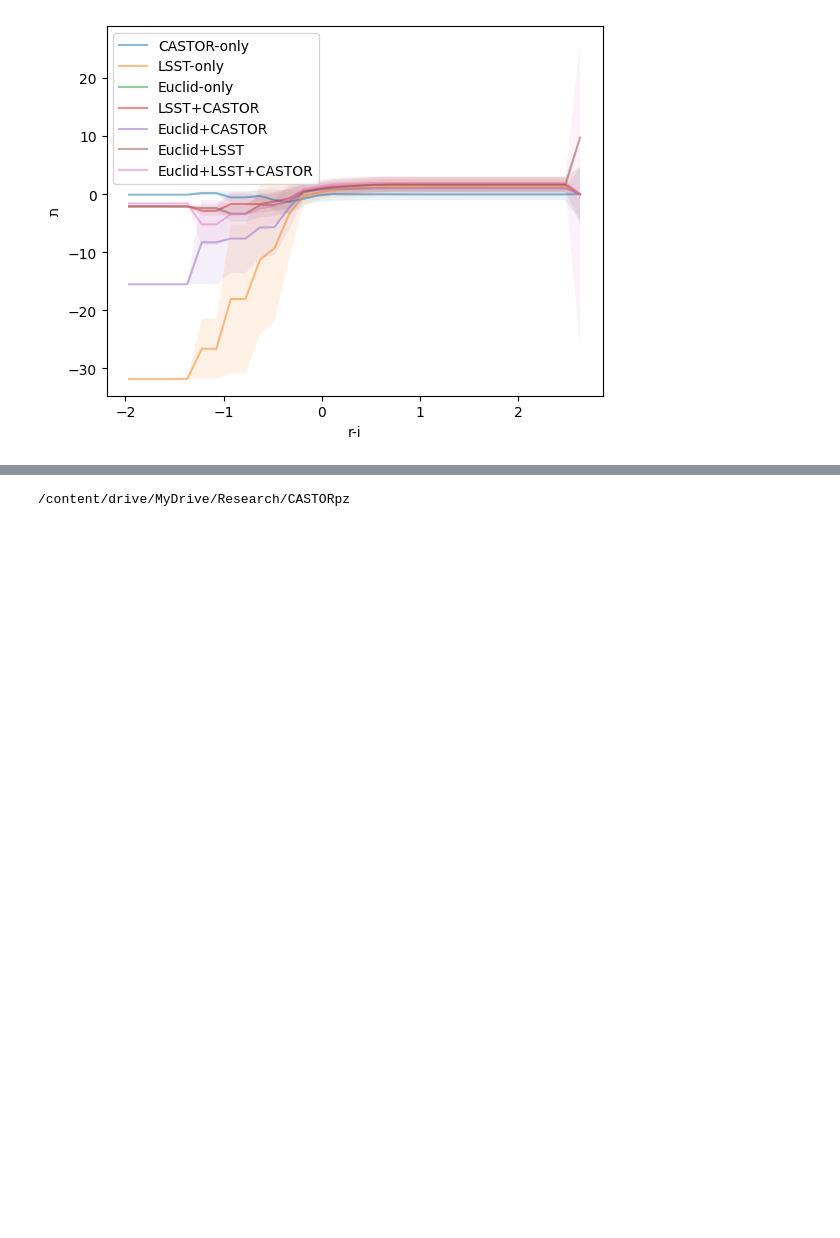
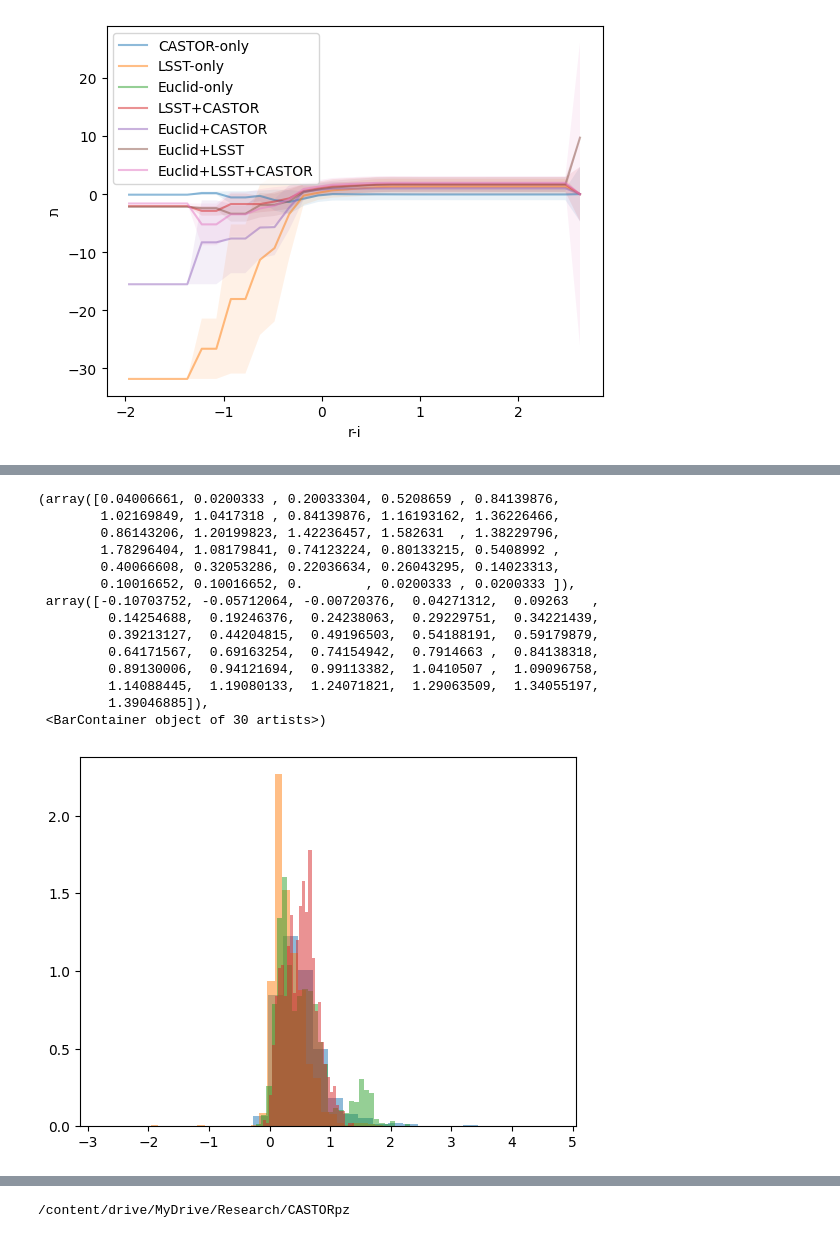
Before and after one commit to aimalz/CASTORpz, a Jupyter notebook: TheLastMetric.ipynb, the cells around one changed output, grey strips where cells are left out. Saved outputs shown, nothing was run; the diff lists cells and outputs as text; code cells hidden in the pictures; blank space fills up the shorter version.

```diff
--- a/TheLastMetric.ipynb
+++ b/TheLastMetric.ipynb
@@ -838,0 +859,22 @@ Text(0, 0.5, 'ת')
+# %%
+plt.hist(np.array(catalogs['Euclid+LSST+CASTOR']['g-r'])[worst_galaxies], bins = 30, density = True, alpha = 0.5)
+plt.hist(np.array(catalogs['Euclid+LSST+CASTOR']['r-i'])[worst_galaxies], bins = 30, density = True, alpha = 0.5)
+
+plt.hist(np.array(catalogs['Euclid+LSST+CASTOR']['g-r'])[best_galaxies], bins = 30, density = True, alpha = 0.5)
+plt.hist(np.array(catalogs['Euclid+LSST+CASTOR']['r-i'])[best_galaxies], bins = 30, density = True, alpha = 0.5)
+# %% [output]
+(array([0.04006661, 0.0200333 , 0.20033304, 0.5208659 , 0.84139876,
+        1.02169849, 1.0417318 , 0.84139876, 1.16193162, 1.36226466,
+        0.86143206, 1.20199823, 1.42236457, 1.582631  , 1.38229796,
+        1.78296404, 1.08179841, 0.74123224, 0.80133215, 0.5408992 ,
+        0.40066608, 0.32053286, 0.22036634, 0.26043295, 0.14023313,
+        0.10016652, 0.10016652, 0.        , 0.0200333 , 0.0200333 ]),
+ array([-0.10703752, -0.05712064, -0.00720376,  0.04271312,  0.09263   ,
+         0.14254688,  0.19246376,  0.24238063,  0.29229751,  0.34221439,
+         0.39213127,  0.44204815,  0.49196503,  0.54188191,  0.59179879,
+         0.64171567,  0.69163254,  0.74154942,  0.7914663 ,  0.84138318,
+         0.89130006,  0.94121694,  0.99113382,  1.0410507 ,  1.09096758,
+         1.14088445,  1.19080133,  1.24071821,  1.29063509,  1.34055197,
+         1.39046885]),
+ <BarContainer object of 30 artists>)
+[figure, added]
```
Also changed, not shown: parts of 5 cells of this notebook.
